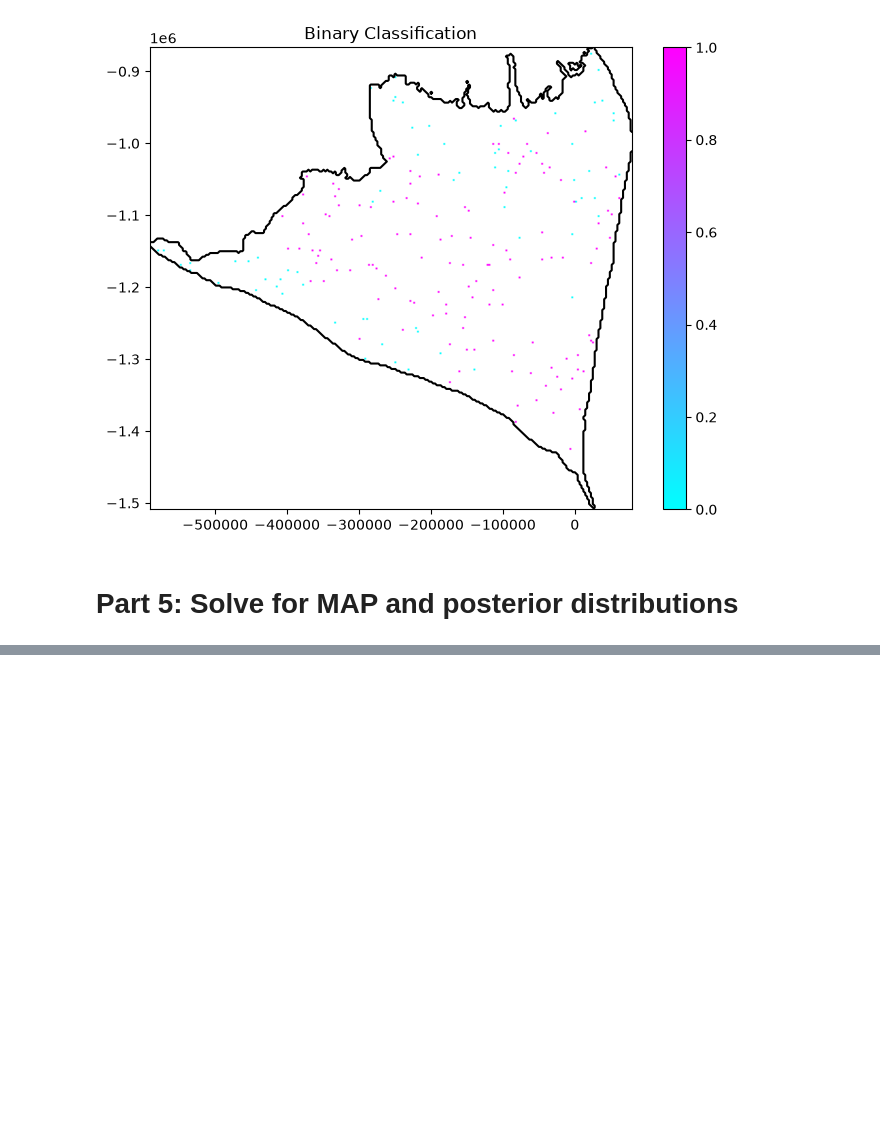
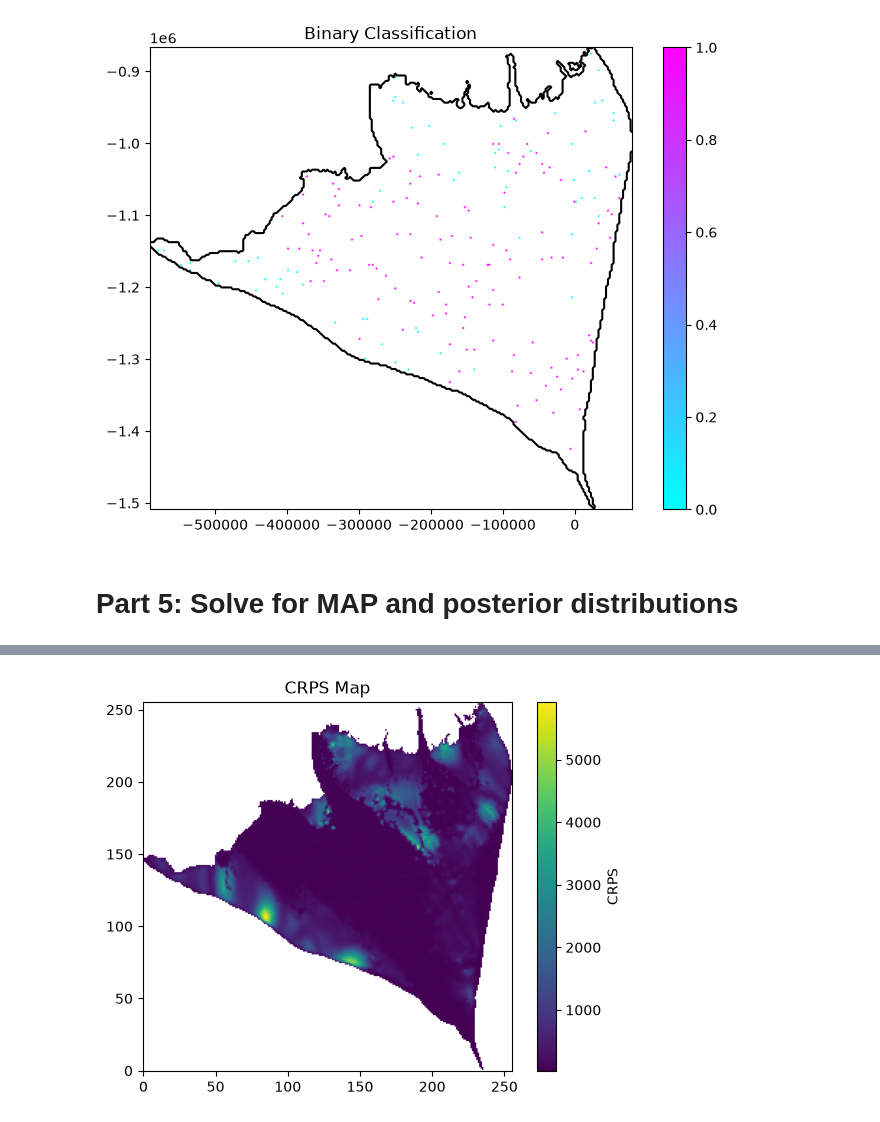
Before and after one commit to alastairyang/petermann-inference, a Jupyter notebook: notebooks/SyntheticTest.ipynb, the cells around one changed output, grey strips where cells are left out. Cells and saved outputs as stored; diff of their text form; code cells hidden in the pictures; blank space fills up the shorter version.

Commit message:
update inference and validation; exclude generated data

```diff
--- a/notebooks/SyntheticTest.ipynb
+++ b/notebooks/SyntheticTest.ipynb
@@ -390,0 +452,32 @@ plt.show()
+# %%
+from scores.probability import crps_cdf
+from validation import basal_enthalpy_crps
+
+i = 10
+
+saved = np.load(
+    f"../data/synthetic/result_{i}.npy",
+    allow_pickle=True,
+).item()
+
+domain_shape = sims.domain_mask.shape
+
+posterior_fields = saved["posterior_enthalpy"].reshape(
+    -1, *domain_shape
+)
+ground_truth = saved["Eb_sample"].reshape(domain_shape)
+
+crps_map, mean_crps = basal_enthalpy_crps(
+    posterior_samples=posterior_fields,
+    ground_truth=ground_truth,
+    domain_mask=sims.domain_mask,
+    n_thresholds=512,
+    chunk_size=512,
+)
+# %%
+plt.imshow(crps_map, origin='lower')
+plt.colorbar(label='CRPS')
+plt.title('CRPS Map')
+plt.show()
+# %% [output]
+[figure, added]
```
Also changed, not shown: parts of 5 cells of this notebook, 8 other files.
